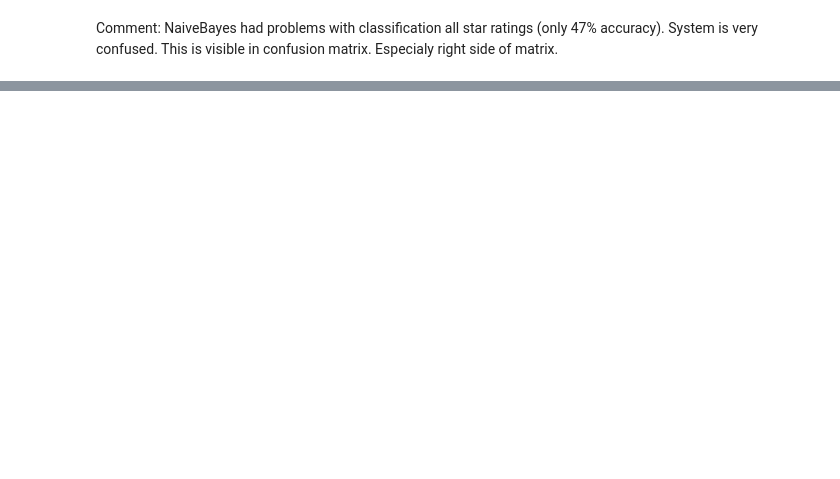
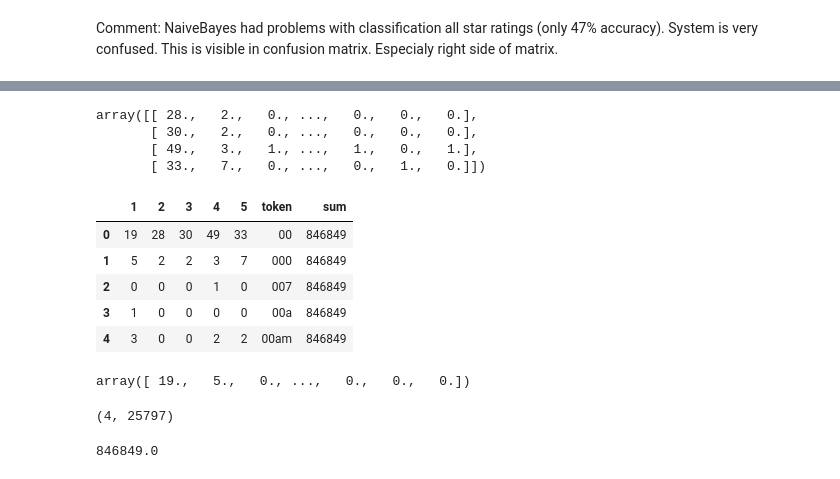
Before and after one commit to climbus/MLtext_homeworks, a Jupyter notebook: week1/week1_hm_jk.ipynb, the cells around one changed output, grey strips where cells are left out. Cells and saved outputs as stored; diff of their text form; code cells hidden in the pictures; blank space fills up the shorter version.

```diff
--- a/week1/week1_hm_jk.ipynb
+++ b/week1/week1_hm_jk.ipynb
@@ -140,0 +279,7 @@ Comment: NaiveBayes had problems with classification all star ratings (only 47%
+# %%
+nb_all.feature_count_[1:]
+# %% [output]
+array([[ 28.,   2.,   0., ...,   0.,   0.,   0.],
+       [ 30.,   2.,   0., ...,   0.,   0.,   0.],
+       [ 49.,   3.,   1., ...,   1.,   0.,   1.],
+       [ 33.,   7.,   0., ...,   0.,   1.,   0.]])
@@ -140,0 +289,11 @@ Comment: NaiveBayes had problems with classification all star ratings (only 47%
+# %%
+token_counts['sum'] = np.sum(nb_all.feature_count_[1:])
+# %%
+token_counts.head()
+# %% [output]
+|  | 1 | 2 | 3 | 4 | 5 | token | sum |
+| 0 | 19 | 28 | 30 | 49 | 33 | 00 | 846849 |
+| 1 | 5 | 2 | 2 | 3 | 7 | 000 | 846849 |
+| 2 | 0 | 0 | 0 | 1 | 0 | 007 | 846849 |
+| 3 | 1 | 0 | 0 | 0 | 0 | 00a | 846849 |
+| 4 | 3 | 0 | 0 | 2 | 2 | 00am | 846849 |
@@ -140,0 +302,13 @@ Comment: NaiveBayes had problems with classification all star ratings (only 47%
+# %%
+
+nb_all.feature_count_[0, :]
+# %% [output]
+array([ 19.,   5.,   0., ...,   0.,   0.,   0.])
+# %%
+nb_all.feature_count_[1:, :].shape
+# %% [output]
+(4, 25797)
+# %%
+np.sum(nb_all.feature_count_[1:, :])
+# %% [output]
+846849.0
```
Also changed, not shown: parts of 29 cells of this notebook, 2 other files.
